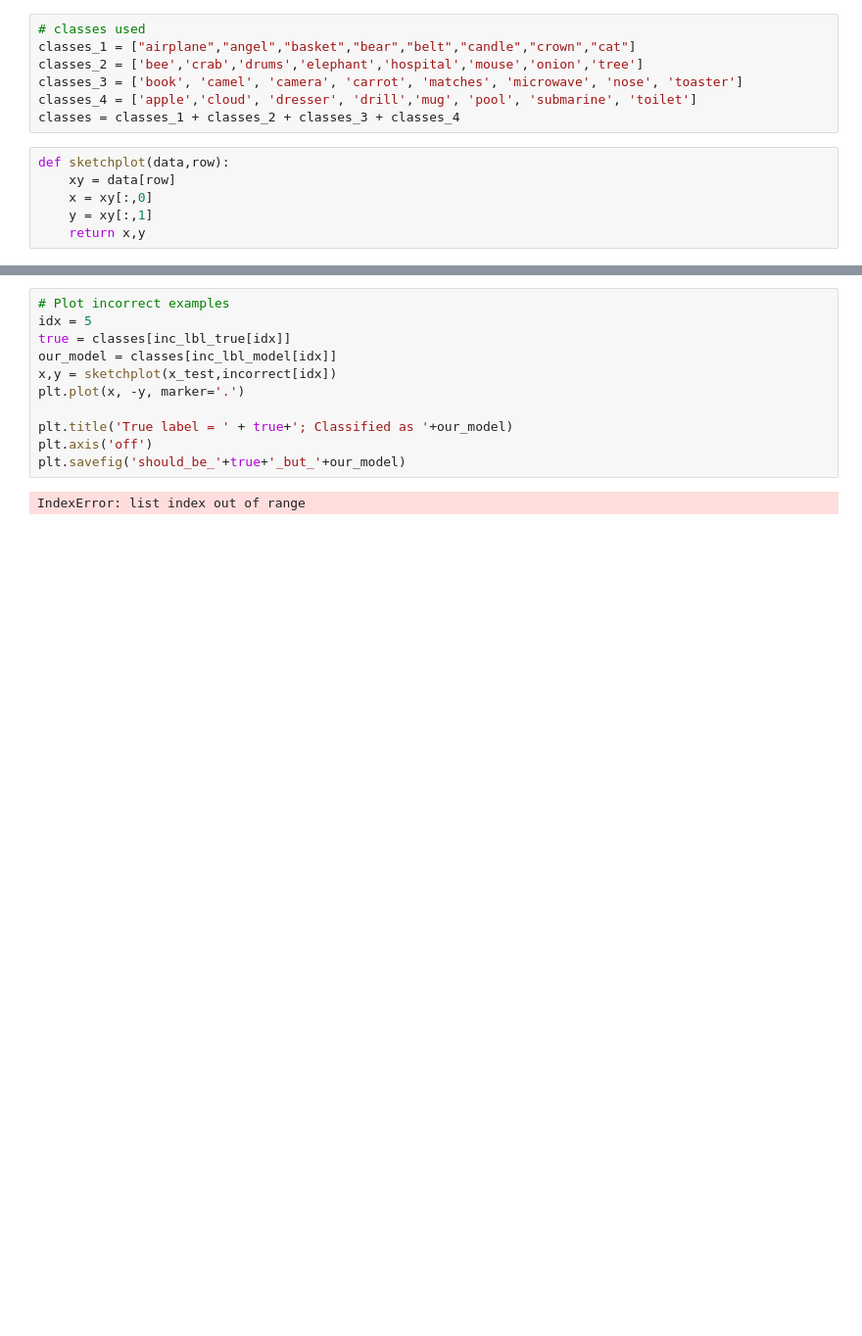
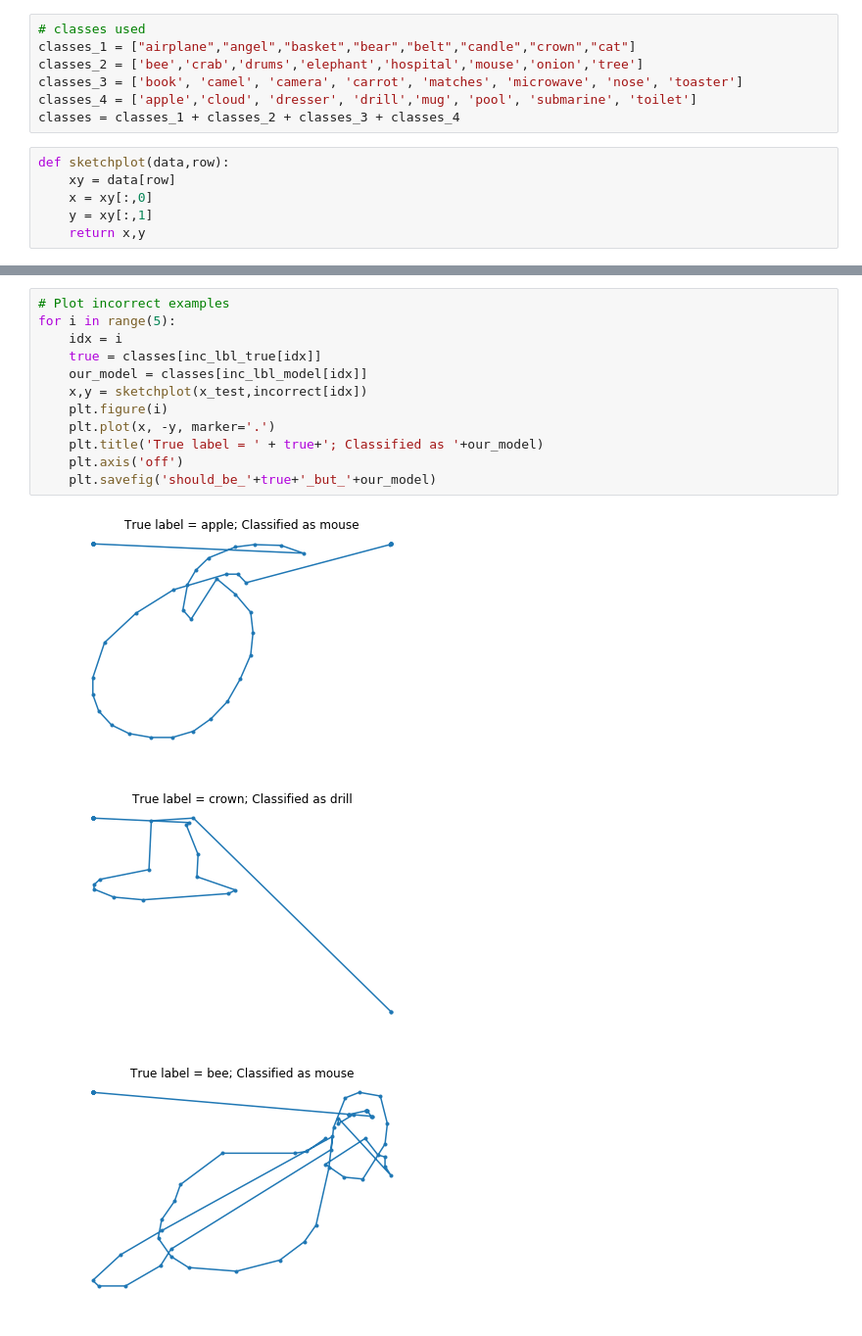
Before and after one commit to bzhang610/GoogleDoodle, a Jupyter notebook: LSTM_Demo.ipynb, the cells around one changed output, grey strips where cells are left out. Shown at 98% size. Drawn from its saved outputs; the diff is of its cells as text; blank space fills up the shorter version.

```diff
--- a/LSTM_Demo.ipynb
+++ b/LSTM_Demo.ipynb
@@ -114,13 +120,16 @@ plt.savefig('Correct_'+true)
 # %%
 # Plot incorrect examples
-idx = 5
-true = classes[inc_lbl_true[idx]]
-our_model = classes[inc_lbl_model[idx]]
-x,y = sketchplot(x_test,incorrect[idx])
-plt.plot(x, -y, marker='.')
-
-plt.title('True label = ' + true+'; Classified as '+our_model)
-plt.axis('off')
-plt.savefig('should_be_'+true+'_but_'+our_model)
+for i in range(5):
+    idx = i
+    true = classes[inc_lbl_true[idx]]
+    our_model = classes[inc_lbl_model[idx]]
+    x,y = sketchplot(x_test,incorrect[idx])
+    plt.figure(i)
+    plt.plot(x, -y, marker='.')
+    plt.title('True label = ' + true+'; Classified as '+our_model)
+    plt.axis('off')
+    plt.savefig('should_be_'+true+'_but_'+our_model)
 # %% [output]
-IndexError: list index out of range
+[figure, added]
+[figure, added]
+[figure, added]
```
Also changed, not shown: parts of 2 cells of this notebook.
